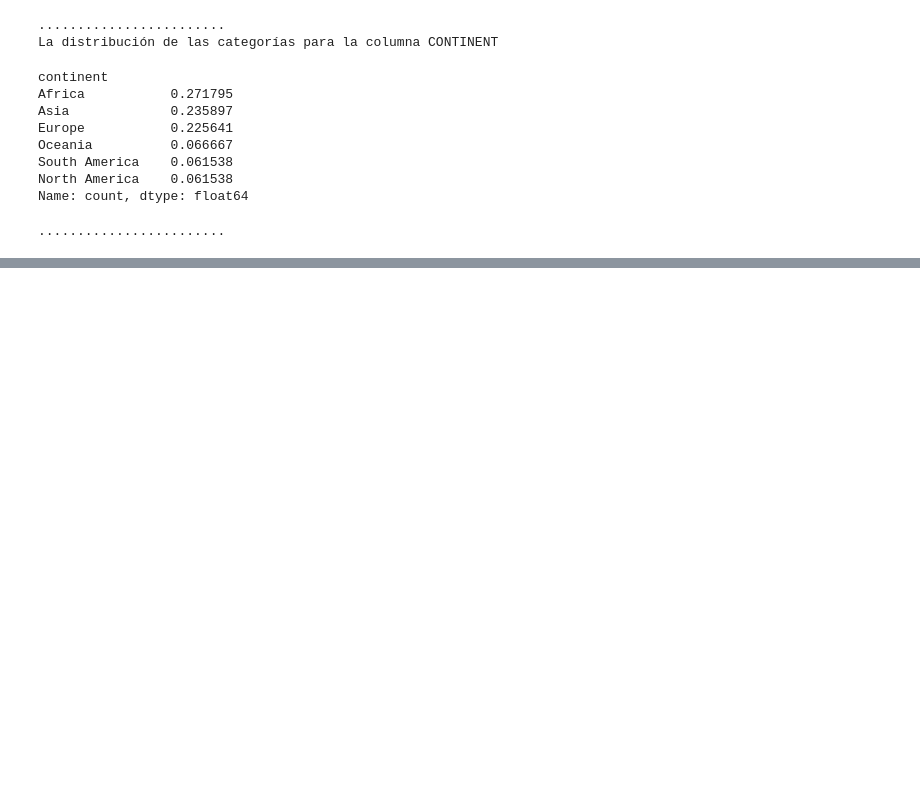
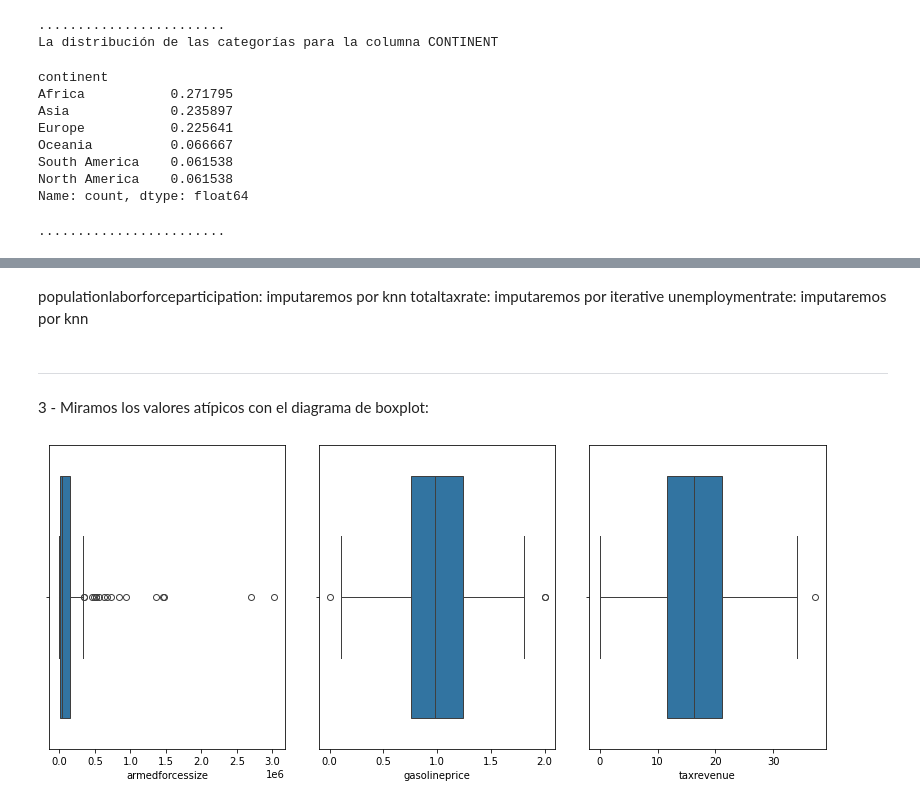
Before and after one commit to clarasdata/adalab-ej-pairprogramming-Andrea-Clara-pandas-numpy, a Jupyter notebook: 06-pair-gestion-nulos.ipynb, the cells around one changed output, grey strips where cells are left out. Saved outputs shown, nothing was run; the diff lists cells and outputs as text; code cells hidden in the pictures; blank space fills up the shorter version.

```diff
--- a/06-pair-gestion-nulos.ipynb
+++ b/06-pair-gestion-nulos.ipynb
@@ -276,0 +429,6 @@ NameError: name 'df_clase' is not defined
+# %%
+# en este caso como vamos a aplicar los dos métodos sobre estas columnas vamos a crear dos columnas nuevas
+df_world_copia[['cpi_iterative', 'cpichange_iterative', 'grosstertiaryeducationenrollment_iterative', 'maternalmortalityratio_iterative', 'populationlaborforceparticipation_iterative', 'totaltaxrate_iterative', 'unemploymentrate_iterative']] = imputer_iterative_imputado
+
+# comprobamos los nulos
+print(f"Después del 'Iterative' tenemos: \n{df_world_copia[['cpi_iterative', 'cpichange_iterative', 'grosstertiaryeducationenrollment_iterative', 'maternalmortalityratio_iterative', 'populationlaborforceparticipation_iterative', 'totaltaxrate_iterative', 'unemploymentrate_iterative']].isnull().sum()} nulos")
@@ -276,0 +447,11 @@ NameError: name 'df_clase' is not defined
+# %%
+# Hacemos lo mismo con el KNNImputer.
+
+# instanciamos la clase del KNNImputer
+imputer_knn = KNNImputer(n_neighbors = 5)
+
+# ajustamos y transformamos los datos
+imputer_knn_imputado = imputer_knn.fit_transform(df_world_copia[['cpi', 'cpichange', 'grosstertiaryeducationenrollment', 'maternalmortalityratio', 'populationlaborforceparticipation','totaltaxrate', 'unemploymentrate']])
+
+# comprobamos que es lo que nos devuelve, que sigue siendo un array
+imputer_knn_imputado
@@ -276,0 +466,7 @@ NameError: name 'df_clase' is not defined
+# %%
+# por último nos queda añadir ese array al DataFrame como hemos hecho hasta ahora
+df_world_copia[['cpi_knn', 'cpichange_knn', 'grosstertiaryeducationenrollment_knn', 'maternalmortalityratio_knn', 'populationlaborforceparticipation_knn','totaltaxrate_knn', 'unemploymentrate_knn']] = imputer_knn_imputado
+
+
+# comprobamos los nulos
+print(f"Después del 'KNN' tenemos: \n{df_world_copia[['cpi_knn', 'cpichange_knn', 'grosstertiaryeducationenrollment_knn', 'maternalmortalityratio_knn', 'populationlaborforceparticipation_knn','totaltaxrate_knn', 'unemploymentrate_knn']].isnull().sum()} nulos")
@@ -276,0 +520,28 @@ NameError: name 'df_clase' is not defined
+# %% [markdown]
+populationlaborforceparticipation: imputaremos por knn
+totaltaxrate: imputaremos por iterative
+unemploymentrate: imputaremos por  knn
+# %%
+#eliminamos las columnas que ya no nos interesan para guardar el DataFrame
+df_world_copia.drop(['cpi','cpi_knn', 'cpichange', 'cpichange_knn', 'grosstertiaryeducationenrollment','grosstertiaryeducationenrollment_iterative', 'maternalmortalityratio', 'maternalmortalityratio_iterative','populationlaborforceparticipation','populationlaborforceparticipation_iterative','totaltaxrate','totaltaxrate_knn', 'unemploymentrate', 'unemploymentrate_iterative' ], axis = 1, inplace = True)
+
+# ahora vamos a cambiar el nombre de las columnas que quedaron para que tengan el mismo nombre de origen
+nuevo_nombre = {'cpi_iterative': 'cpi',  'cpichange_iterative': 'cpichange', 'grosstertiaryeducationenrollment_knn':'grosstertiaryeducationenrollment', 'maternalmortalityratio_knn': 'maternalmortalityratio', 'populationlaborforceparticipation_knn': 'populationlaborforceparticipation', 'totaltaxrate_iterative':'totaltaxrate', 'unemploymentrate_knn': 'unemploymentrate'  }
+df_world_copia.rename(columns = nuevo_nombre, inplace = True)
+# %% [markdown]
+________
+3 - Miramos los valores atípicos con el diagrama de boxplot:
+# %%
+columnas_atipicas = ['armedforcessize', 'gasolineprice','taxrevenue' ]
+
+fig, axes = plt.subplots(nrows = 1, ncols = 4, figsize = (15,5))
+
+axes = axes.flat
+
+for indice, col in enumerate(columnas_atipicas):
+    sns.boxplot(x = col, data = df_world_copia, ax = axes[indice])
+
+plt.tight_layout()
+fig.delaxes(axes[-1]);
+# %% [output]
+[figure, added]
```
Also changed, not shown: parts of 56 cells of this notebook, 1 other file.
